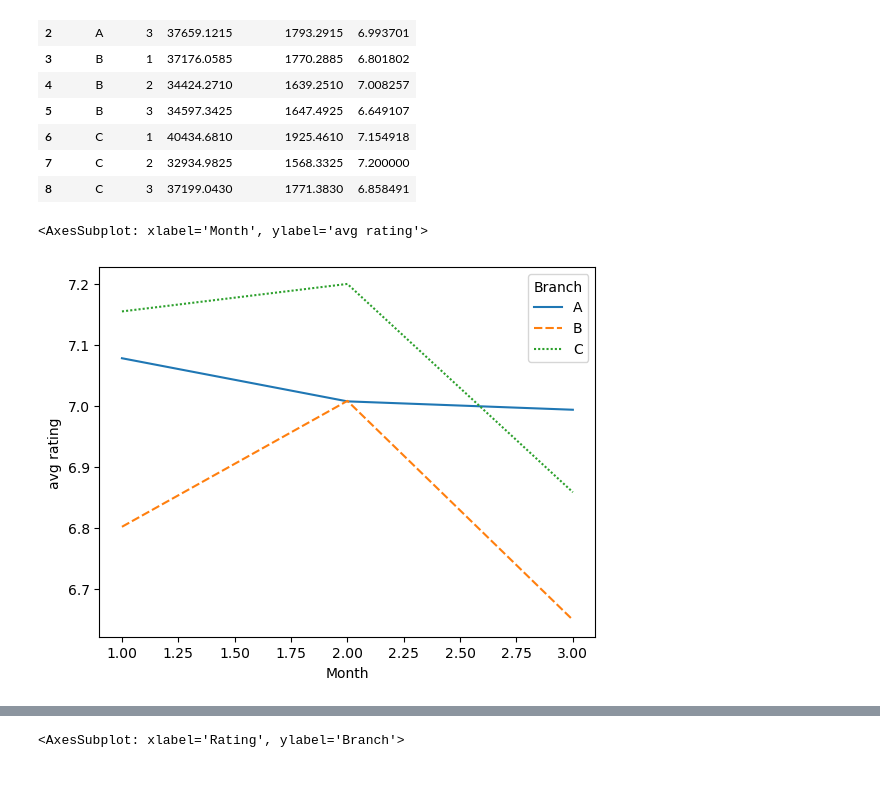
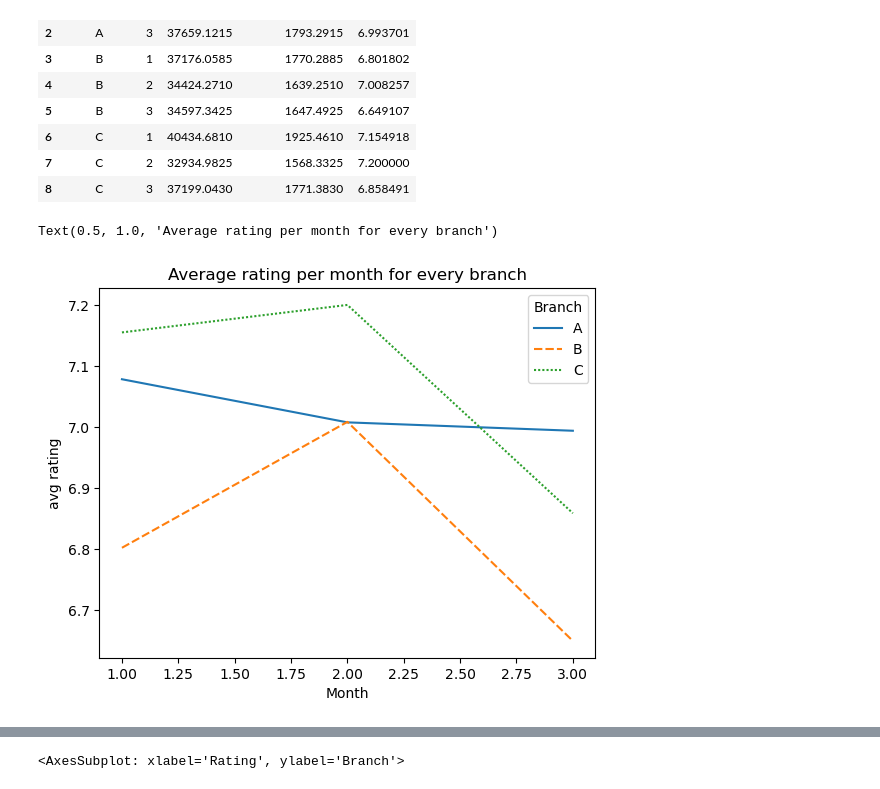
Before and after one commit to raniaelhagin/Data-Analysis-Projects-and-Excercises-, a Jupyter notebook: Data Analysis/Supermarket_Analysis/supermarket_sales.ipynb, the cells around one changed output, grey strips where cells are left out. Cells and saved outputs as stored; diff of their text form; code cells hidden in the pictures.

```diff
--- a/Data Analysis/Supermarket_Analysis/supermarket_sales.ipynb
+++ b/Data Analysis/Supermarket_Analysis/supermarket_sales.ipynb
@@ -187,7 +193,7 @@ Day: [ 5  8  3 27 25 24 10 20  6  9 12  7 29 15 11  1 21 17  2 22 28 23  4 16
 
 Hour: [13 10 20 18 14 11 17 16 19 15 12]
 # %%
-# dropping unnecessary variables
-data.drop(["gross margin percentage", "Year"], axis=1, inplace=True)
-print(f"Data size: {data.shape}")
-display(data.head())
+# # dropping unnecessary variables
+# data.drop(["gross margin percentage", "Year"], axis=1, inplace=True)
+# print(f"Data size: {data.shape}")
+# display(data.head())
@@ -332,8 +362,9 @@ display(total_branch)
 | 8 | C | 3 | 37199.0430 | 1771.3830 | 6.858491 |
 # %%
 sns.lineplot(data=total_branch, x='Month', y="avg rating", hue="Branch", style="Branch")
+plt.title("Average rating per month for every branch")
 # %% [output]
-<AxesSubplot: xlabel='Month', ylabel='avg rating'>
+Text(0.5, 1.0, 'Average rating per month for every branch')
-[figure, old version]
+[figure, new version]
 # %%
 plt.figure(figsize=(21, 6))
```
Also changed, not shown: parts of 49 cells of this notebook.
